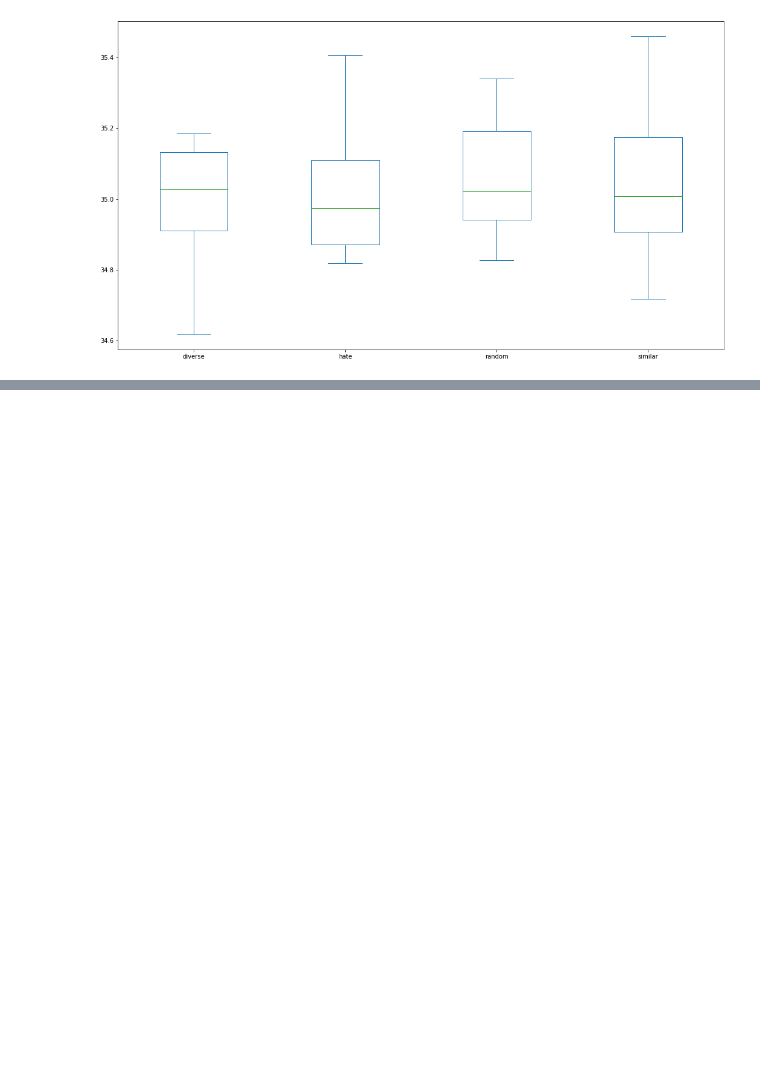
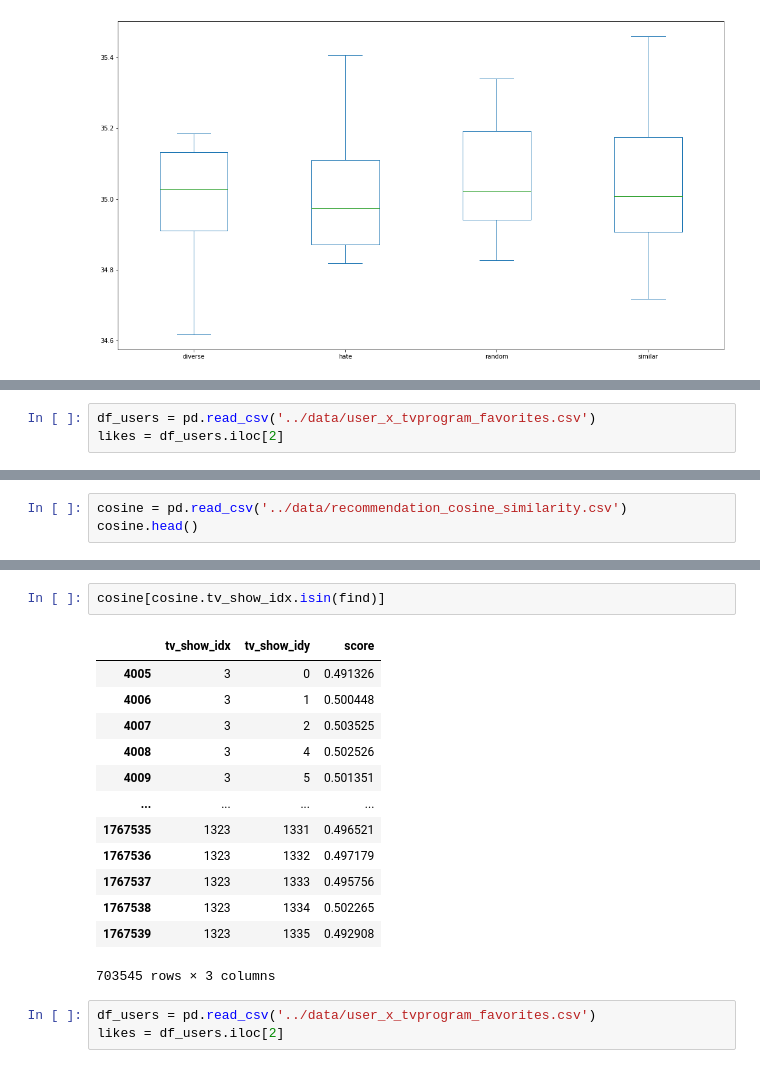
Before and after one commit to ciCciC/RecommendationSysTopicModel, a Jupyter notebook: notebooks/data_simulator.ipynb, the cells around one changed output, grey strips where cells are left out. Saved outputs shown, nothing was run; the diff lists cells and outputs as text; blank space fills up the shorter version.

```diff
--- a/notebooks/data_simulator.ipynb
+++ b/notebooks/data_simulator.ipynb
@@ -503,0 +568,3 @@ date_x_watched_matrix.plot(figsize=(18, 10), kind='box');
+# %%
+df_users = pd.read_csv('../data/user_x_tvprogram_favorites.csv')
+likes = df_users.iloc[2]
@@ -503,0 +579,3 @@ date_x_watched_matrix.plot(figsize=(18, 10), kind='box');
+# %%
+cosine = pd.read_csv('../data/recommendation_cosine_similarity.csv')
+cosine.head()
@@ -503,0 +589,19 @@ date_x_watched_matrix.plot(figsize=(18, 10), kind='box');
+# %%
+cosine[cosine.tv_show_idx.isin(find)]
+# %% [output]
+|  | tv_show_idx | tv_show_idy | score |
+| 4005 | 3 | 0 | 0.491326 |
+| 4006 | 3 | 1 | 0.500448 |
+| 4007 | 3 | 2 | 0.503525 |
+| 4008 | 3 | 4 | 0.502526 |
+| 4009 | 3 | 5 | 0.501351 |
+| ... | ... | ... | ... |
+| 1767535 | 1323 | 1331 | 0.496521 |
+| 1767536 | 1323 | 1332 | 0.497179 |
+| 1767537 | 1323 | 1333 | 0.495756 |
+| 1767538 | 1323 | 1334 | 0.502265 |
+| 1767539 | 1323 | 1335 | 0.492908 |
+703545 rows × 3 columns
+# %%
+df_users = pd.read_csv('../data/user_x_tvprogram_favorites.csv')
+likes = df_users.iloc[2]
```
Also changed, not shown: parts of 10 cells of this notebook, 5 other files.
